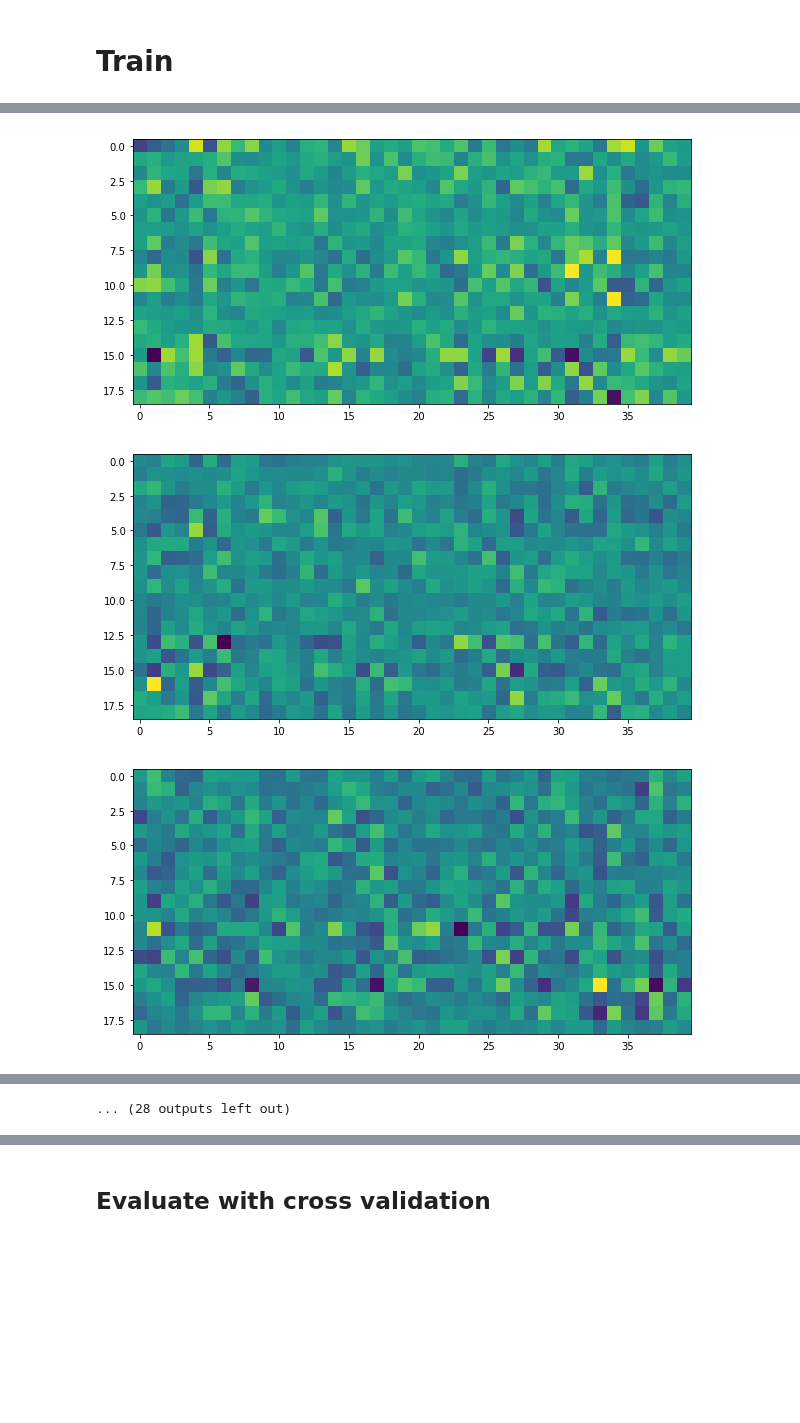
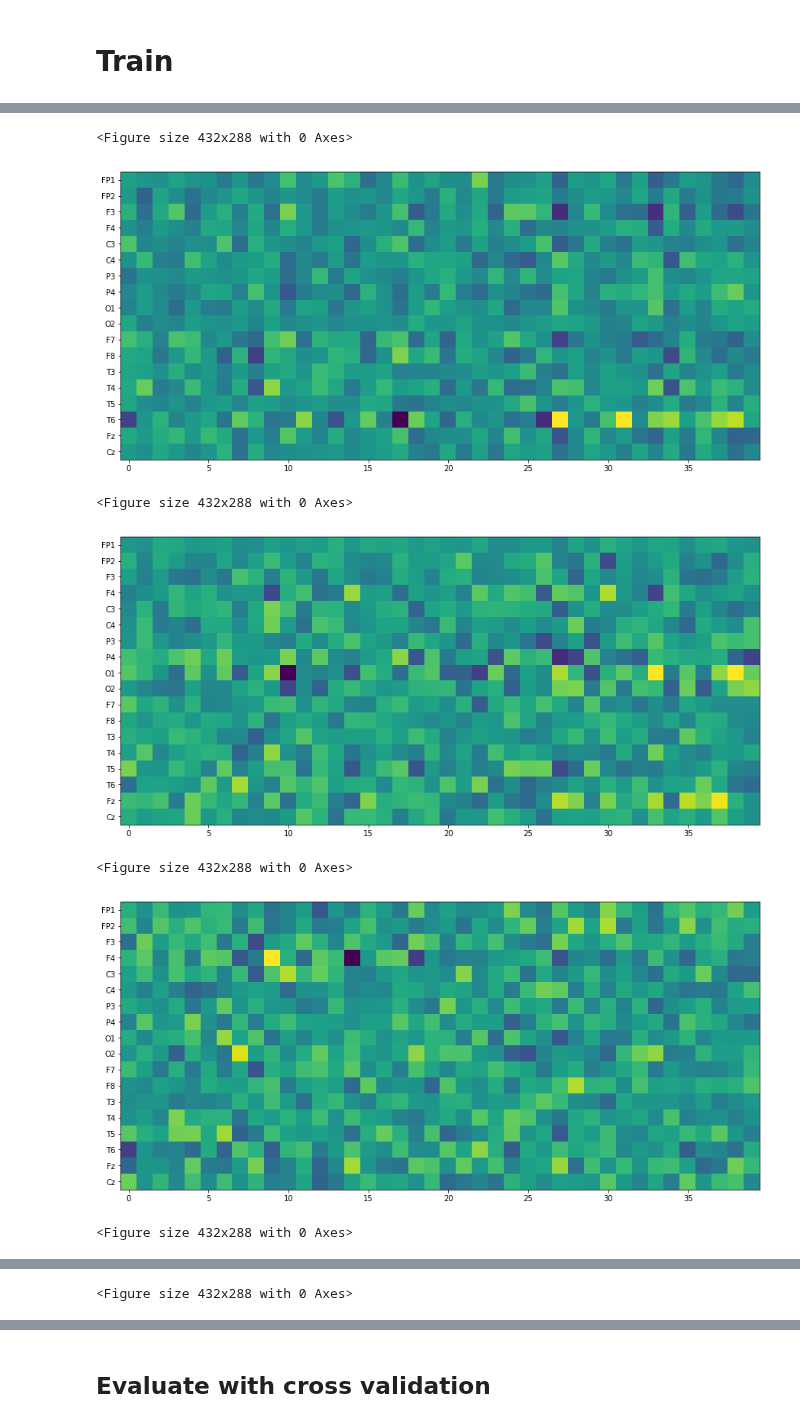
Before and after one commit to mirgee/thesis_project, a Jupyter notebook: notebooks/13b-models.ipynb, the cells around one changed output, grey strips where cells are left out. Drawn from its saved outputs; the diff is of its cells as text; code cells hidden in the pictures; blank space fills up the shorter version.

```diff
--- a/notebooks/13b-models.ipynb
+++ b/notebooks/13b-models.ipynb
@@ -315,5 +330,6 @@ KeyboardInterrupt:
 # %%
 from keras.models import load_model
+mchp_filepath = '/home/kovar/thesis_project/data/models/weights_temp_best.hdf5'
 model = load_model(mchp_filepath)
 test_batch_generator = batch_generator(test_filenames, test_labels, batch_size)
 model.evaluate_generator(test_batch_generator, steps=None, max_queue_size=10, workers=1,
@@ -323,10 +339,18 @@ model.evaluate_generator(test_batch_generator, steps=None, max_queue_size=10, wo
 # %%
 weights = model.get_weights()[1]
 for channel in range(weights.shape[3]):
-    plt.figure(figsize=(10,10))
-    plt.imshow(weights[:, 0, :, channel])
+    plt.figure()
+    fig, ax = plt.subplots(1,1,figsize=(15,15))
+    ax.imshow(weights[:-1, 0, :, channel])
+    ax.set_yticks(np.arange(0,18,1))
+    ax.set_yticklabels(CHANNEL_NAMES)
+
     plt.plot()
 # %% [output]
+<Figure size 432x288 with 0 Axes>
-[figure, old version]
+[figure, new version]
+<Figure size 432x288 with 0 Axes>
-[figure, old version]
+[figure, new version]
+<Figure size 432x288 with 0 Axes>
-[figure, old version]
+[figure, new version]
+<Figure size 432x288 with 0 Axes>
@@ -333,0 +358 @@ for channel in range(weights.shape[3]):
+<Figure size 432x288 with 0 Axes>
@@ -342 +361,0 @@ for channel in range(weights.shape[3]):
-... (28 outputs left out)
```
Also changed, not shown: parts of 15 cells of this notebook, 1 other file.
